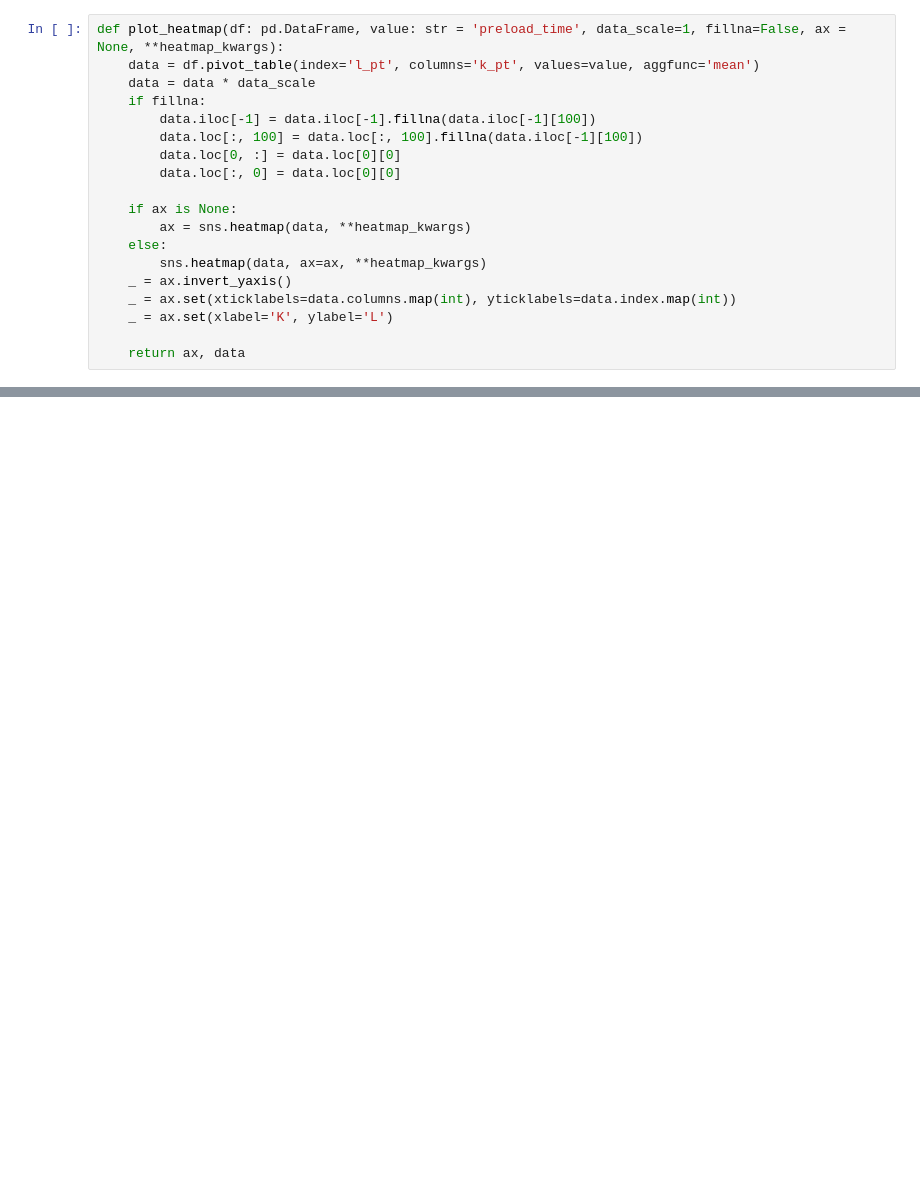
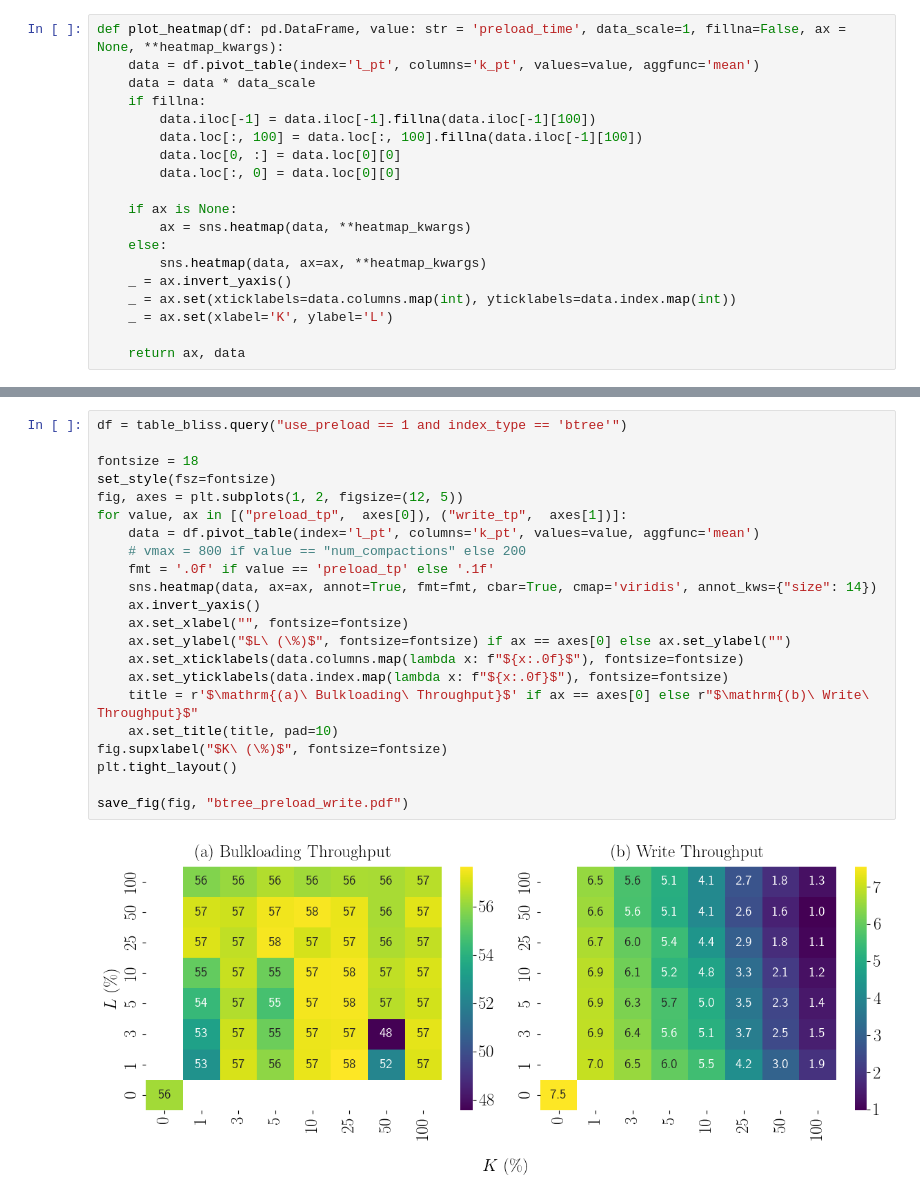
Before and after one commit to BU-DiSC/bliss_benchmark, a Jupyter notebook: notebook/heatmaps.ipynb, the cells around one changed output, grey strips where cells are left out. Cells and saved outputs as stored; diff of their text form; blank space fills up the shorter version.

```diff
--- a/notebook/heatmaps.ipynb
+++ b/notebook/heatmaps.ipynb
@@ -130,0 +153,24 @@ save_fig(fig, "learned_index_bulkload.pdf")
+# %%
+df = table_bliss.query("use_preload == 1 and index_type == 'btree'")
+
+fontsize = 18
+set_style(fsz=fontsize)
+fig, axes = plt.subplots(1, 2, figsize=(12, 5))
+for value, ax in [("preload_tp",  axes[0]), ("write_tp",  axes[1])]:
+    data = df.pivot_table(index='l_pt', columns='k_pt', values=value, aggfunc='mean')
+    # vmax = 800 if value == "num_compactions" else 200
+    fmt = '.0f' if value == 'preload_tp' else '.1f'
+    sns.heatmap(data, ax=ax, annot=True, fmt=fmt, cbar=True, cmap='viridis', annot_kws={"size": 14})
+    ax.invert_yaxis()
+    ax.set_xlabel("", fontsize=fontsize)
+    ax.set_ylabel("$L\ (\%)$", fontsize=fontsize) if ax == axes[0] else ax.set_ylabel("")
+    ax.set_xticklabels(data.columns.map(lambda x: f"${x:.0f}$"), fontsize=fontsize)
+    ax.set_yticklabels(data.index.map(lambda x: f"${x:.0f}$"), fontsize=fontsize)
+    title = r'$\mathrm{(a)\ Bulkloading\ Throughput}$' if ax == axes[0] else r"$\mathrm{(b)\ Write\ Throughput}$"
+    ax.set_title(title, pad=10)
+fig.supxlabel("$K\ (\%)$", fontsize=fontsize)
+plt.tight_layout()
+
+save_fig(fig, "btree_preload_write.pdf")
+# %% [output]
+[figure, added]
```
Also changed, not shown: parts of 21 cells of this notebook, 9 other files.
